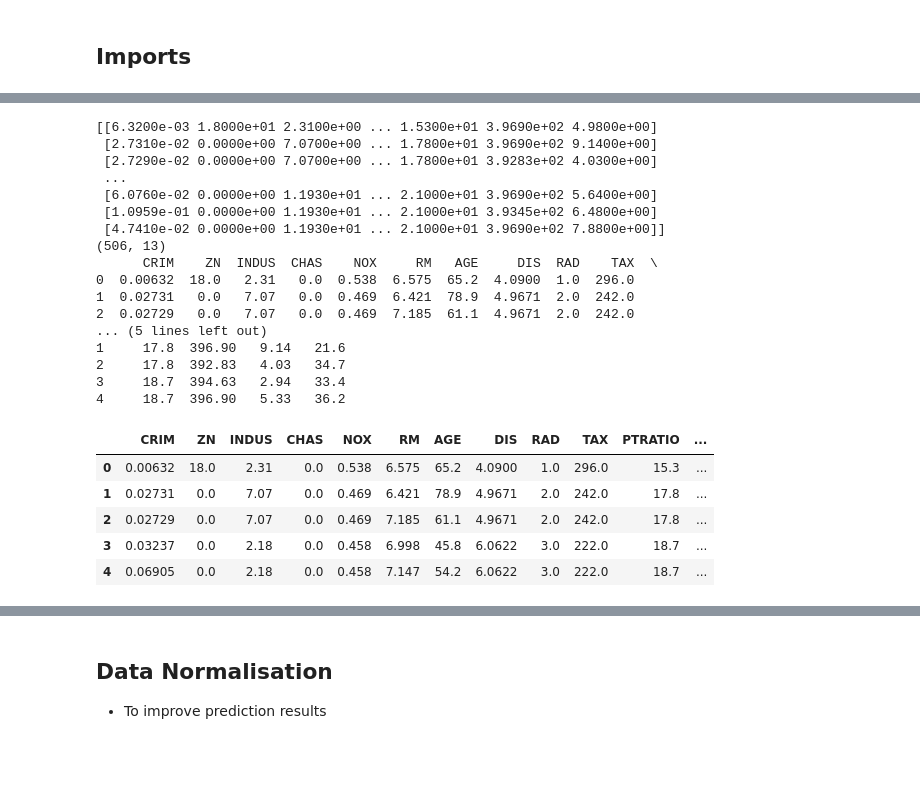
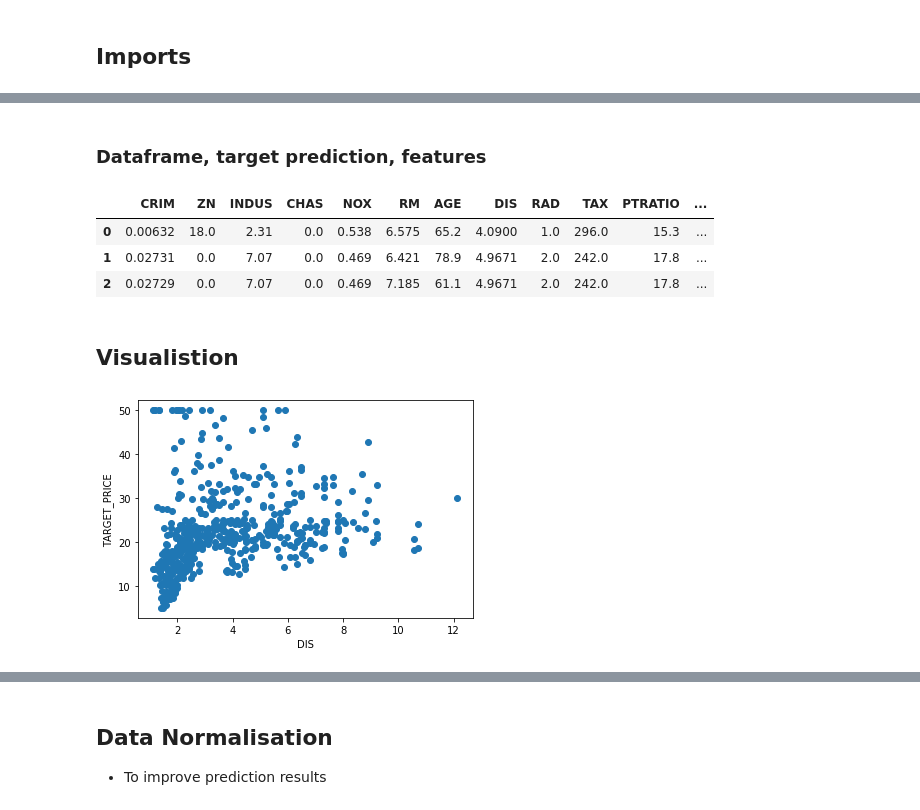
Before and after one commit to ThomasLee94/DS-2.1, a Jupyter notebook: Assignments/boston_housing_market_prediction.ipynb, the cells around one changed output, grey strips where cells are left out. Cells and saved outputs as stored; diff of their text form; code cells hidden in the pictures; blank space fills up the shorter version.

```diff
--- a/Assignments/boston_housing_market_prediction.ipynb
+++ b/Assignments/boston_housing_market_prediction.ipynb
@@ -15,36 +131,28 @@ from sklearn import preprocessing
+# %% [markdown]
+### Dataframe, target prediction, features
 # %%
-boston = load_boston()
-
-print(boston.data)
-print(boston.data.shape)
-
 df = pd.DataFrame(boston.data)
 df.columns = boston.feature_names
-df['PRICE'] = boston.target
-
-print(df.head())
-df.head()
+df["TARGET_PRICE"] = boston.target
-# %% [output]
-[[6.3200e-03 1.8000e+01 2.3100e+00 ... 1.5300e+01 3.9690e+02 4.9800e+00]
- [2.7310e-02 0.0000e+00 7.0700e+00 ... 1.7800e+01 3.9690e+02 9.1400e+00]
- [2.7290e-02 0.0000e+00 7.0700e+00 ... 1.7800e+01 3.9283e+02 4.0300e+00]
- ...
- [6.0760e-02 0.0000e+00 1.1930e+01 ... 2.1000e+01 3.9690e+02 5.6400e+00]
- [1.0959e-01 0.0000e+00 1.1930e+01 ... 2.1000e+01 3.9345e+02 6.4800e+00]
- [4.7410e-02 0.0000e+00 1.1930e+01 ... 2.1000e+01 3.9690e+02 7.8800e+00]]
-(506, 13)
-      CRIM    ZN  INDUS  CHAS    NOX     RM   AGE     DIS  RAD    TAX  \
-0  0.00632  18.0   2.31   0.0  0.538  6.575  65.2  4.0900  1.0  296.0
-1  0.02731   0.0   7.07   0.0  0.469  6.421  78.9  4.9671  2.0  242.0
-2  0.02729   0.0   7.07   0.0  0.469  7.185  61.1  4.9671  2.0  242.0
-... (5 lines left out)
-1     17.8  396.90   9.14   21.6
-2     17.8  392.83   4.03   34.7
-3     18.7  394.63   2.94   33.4
-4     18.7  396.90   5.33   36.2
-|  | CRIM | ZN | INDUS | CHAS | NOX | RM | AGE | DIS | RAD | TAX | PTRATIO | ... |
-| 0 | 0.00632 | 18.0 | 2.31 | 0.0 | 0.538 | 6.575 | 65.2 | 4.0900 | 1.0 | 296.0 | 15.3 | ... |
-| 1 | 0.02731 | 0.0 | 7.07 | 0.0 | 0.469 | 6.421 | 78.9 | 4.9671 | 2.0 | 242.0 | 17.8 | ... |
-| 2 | 0.02729 | 0.0 | 7.07 | 0.0 | 0.469 | 7.185 | 61.1 | 4.9671 | 2.0 | 242.0 | 17.8 | ... |
-| 3 | 0.03237 | 0.0 | 2.18 | 0.0 | 0.458 | 6.998 | 45.8 | 6.0622 | 3.0 | 222.0 | 18.7 | ... |
-| 4 | 0.06905 | 0.0 | 2.18 | 0.0 | 0.458 | 7.147 | 54.2 | 6.0622 | 3.0 | 222.0 | 18.7 | ... |
+# %%
+df.head(3)
+# %% [output]
+|  | CRIM | ZN | INDUS | CHAS | NOX | RM | AGE | DIS | RAD | TAX | PTRATIO | ... |
+| 0 | 0.00632 | 18.0 | 2.31 | 0.0 | 0.538 | 6.575 | 65.2 | 4.0900 | 1.0 | 296.0 | 15.3 | ... |
+| 1 | 0.02731 | 0.0 | 7.07 | 0.0 | 0.469 | 6.421 | 78.9 | 4.9671 | 2.0 | 242.0 | 17.8 | ... |
+| 2 | 0.02729 | 0.0 | 7.07 | 0.0 | 0.469 | 7.185 | 61.1 | 4.9671 | 2.0 | 242.0 | 17.8 | ... |
+# %% [markdown]
+## Visualistion
+# %%
+def plot_two_features(independent_variable, dependent_variable="TARGET_PRICE"):
+    """ Visualizes the scatterplot of data across two features. """
+    if dependent_variable == "MEDV":
+        plt.scatter(df[independent_variable], df[dependent_variable])
+    else:
+        plt.scatter(df[independent_variable], df[dependent_variable])
+    plt.xlabel(independent_variable)
+    plt.ylabel(dependent_variable)
+# %%
+plot_two_features("DIS")
+# %% [output]
+[figure, added]
```
Also changed, not shown: parts of 10 cells of this notebook, 2 other files.
